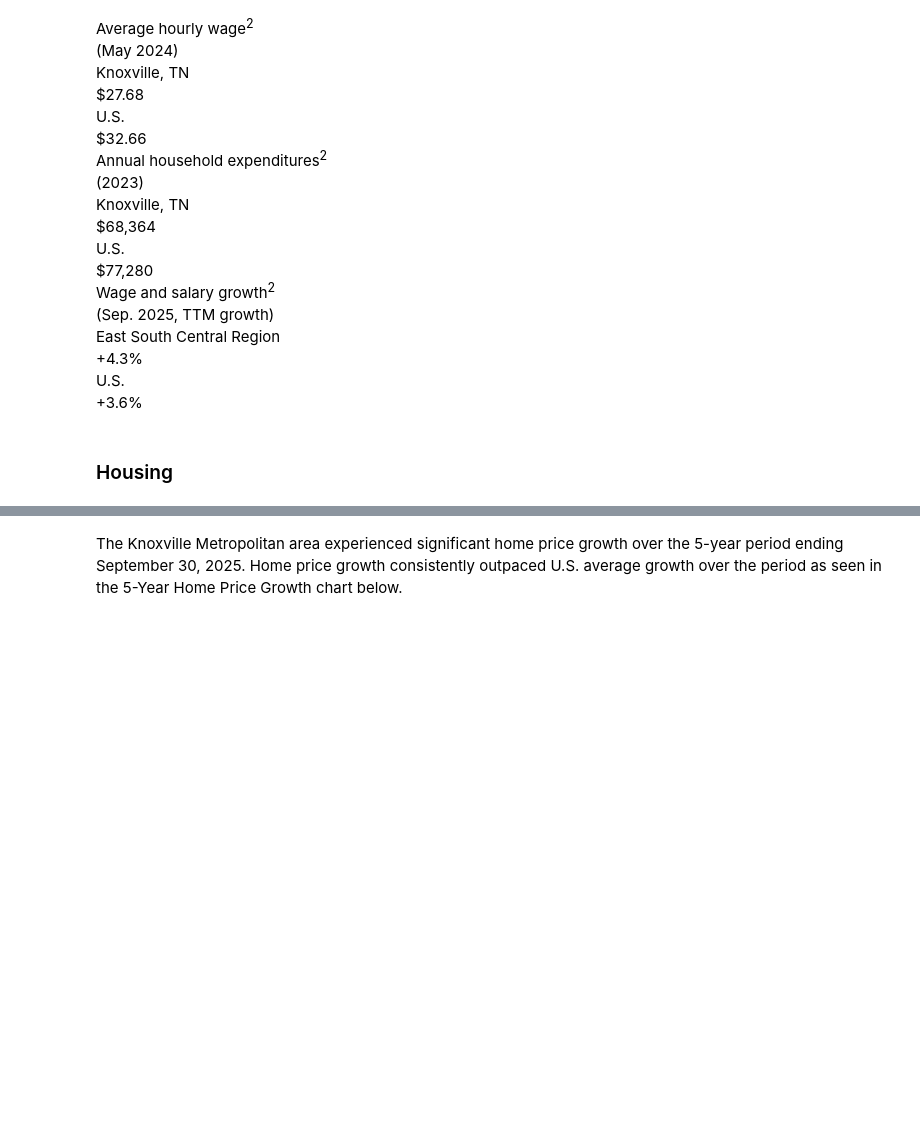
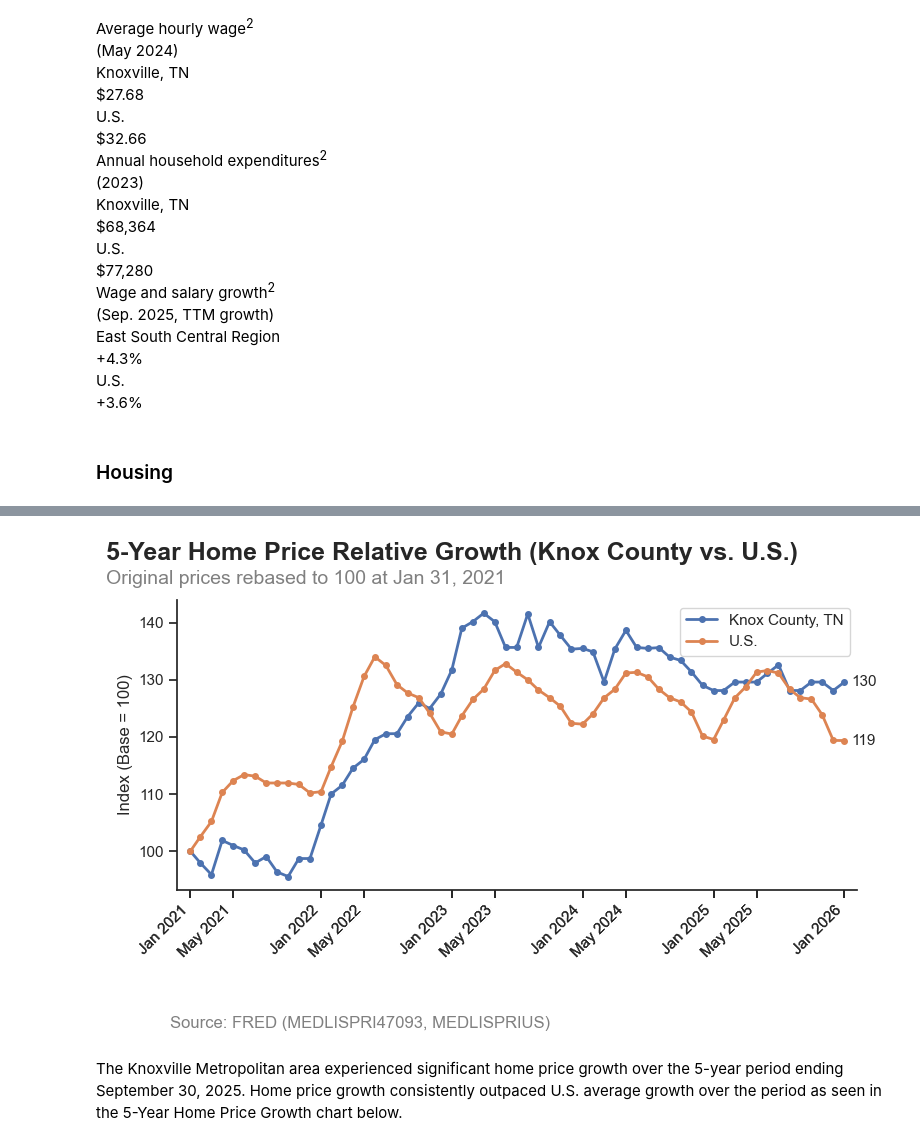
Before and after one commit to aaron-san/ancient-heights, a Jupyter notebook: index.ipynb, the cells around one changed output, grey strips where cells are left out. Saved outputs shown, nothing was run; the diff lists cells and outputs as text; code cells hidden in the pictures; blank space fills up the shorter version.

```diff
--- a/index.ipynb
+++ b/index.ipynb
@@ -753,3 +734,93 @@ line_plots.plot_line(
+# %%
+med_price_us = pd.read_csv(
+    "data/cleaned/MEDLISPRIUS.csv", index_col="Date"
+)  # , parse_dates=["Date"])
+med_price_knox = pd.read_csv(
+    "data/cleaned/MEDLISPRI47093.csv", index_col="Date"
+)  # , parse_dates=["Date"]
+
+med_price = med_price_us.join(med_price_knox)
+med_price = med_price.loc[:, ["MEDLISPRIUS", "MEDLISPRI47093"]]
+wide = med_price
+wide.index = pd.to_datetime(wide.index)
+# long = med_price.melt(ignore_index=False)
+# long.dropna(inplace=True)
+
+# long["pct_chg"] = long.groupby("variable")["value"].pct_change()
+# long.dropna(inplace=True)
+# wide = long.pivot_table(index=long.index, columns="variable", values="pct_chg")
+# wide.index = pd.to_datetime(wide.index)
+# wide.dropna(inplace=True)
+
+# bar_plots.plot_bars(
+#     df=wide,
+#     y=["MEDLISPRI47093", "MEDLISPRIUS"],
+#     footnote="FRED (MEDLISPRI47093, MEDLISPRIUS)",
+#     title="Home Price Growth for Knox County, TN",
+#     subtitle="YoY growth rate",
+#     date_format="%Y",
+#     hide_yaxis=True,
+#     bar_width=0.8,
+#     legend_labels=["Knox County, TN", "U.S."],
+#     file_name="median_price",
+#     show=True,
+# )
+
+
+LOOKBACK_YEARS = 5
+# print(wide)
+last_index_date = wide.dropna().index.max()
+first_index_date = last_index_date - pd.DateOffset(years=LOOKBACK_YEARS)
+med_price = wide.loc[first_index_date:, ["MEDLISPRI47093", "MEDLISPRIUS"]]
+
+med_price.rename(
+    columns={"MEDLISPRI47093": "Knox County, TN", "MEDLISPRIUS": "U.S."}, inplace=True
+)
+last_index_month = med_price.dropna().index.max().month
+# # .asfreq("QE")
+
+# # df_trans_ind = df_trans_ind.loc[
+# #     df_trans_ind.index.month.isin([3, 6, 9, 12])
+# # ]
+
+# # df_trans_ind = df_trans_ind.loc[df_trans_ind.index.month.isin(month_mask), :]
+
+long = med_price.melt(ignore_index=False)
+# # period_chg = 1
+# # long["pct_chg"] = long.groupby("variable")["value"].pct_change(
+# #     periods=period_chg, fill_method=None
+# # )
+
+long["Rebased Index"] = long.groupby("variable")["value"].transform(
+    lambda x: x / x.iloc[0] * 100
+)
+
+long.dropna(inplace=True)
+
+# long["variable"] = long["variable"].replace(
+#     {
+#         "knox_county_trans_ind": "Knox County Home Price Index",
+#         "us_trans_ind": "US Home Price Index",
+#     }
+# )
+# wide = long.pivot_table(index=long.index, columns="variable", values="pct_chg")
+
+first_index = long.index[0]
+
+line_plots.plot_line(
+    df=long,
+    y_col="Rebased Index",
+    title=f"{LOOKBACK_YEARS}-Year Home Price Relative Growth (Knox County vs. U.S.)",
+    subtitle=f"Original prices rebased to 100 at {first_index.strftime('%b %d, %Y')}",
+    xlabel=None,
+    ylabel="Index (Base = 100)",
+    xdate_format="%b %Y",
+    footnote="Source: FRED (MEDLISPRI47093, MEDLISPRIUS)",
+    file_name="median-price-rebased",
+    show=True,
+)
+# %% [output]
+[figure, added]
 # %% [markdown]
 The Knoxville Metropolitan area experienced significant home price growth over the 5-year period ending September 30, 2025. Home price growth consistently outpaced U.S. average growth over the period as seen in the 5-Year Home Price Growth chart below.
 # %%
```
Also changed, not shown: parts of 6 cells of this notebook, 5 other files.
